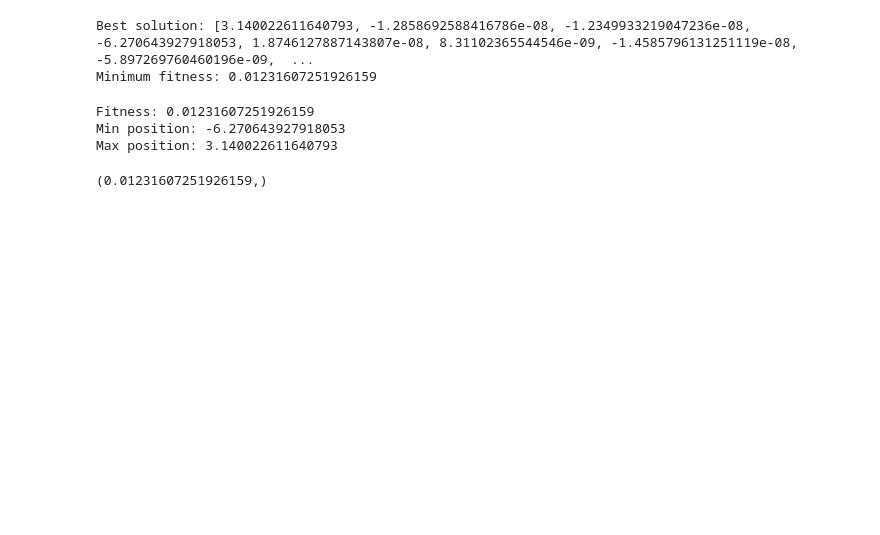
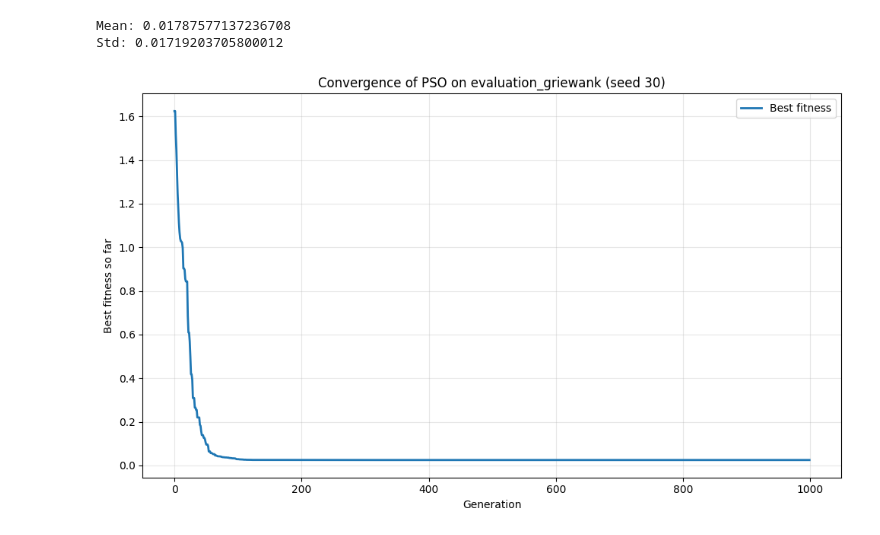
Before and after one commit to Himanshu70565/evolutionary-computation-lab, a Jupyter notebook: Q2_DE_PSO/src/pso_implementation.ipynb, the cells around one changed output. Saved outputs shown, nothing was run; the diff lists cells and outputs as text; code cells hidden in the pictures; blank space fills up the shorter version.

Commit message:
feat: added impl for mean and std deviatiion for 30 different seeds for pso

```diff
--- a/Q2_DE_PSO/src/pso_implementation.ipynb
+++ b/Q2_DE_PSO/src/pso_implementation.ipynb
@@ -164,18 +219,27 @@ for gen in range(NUM_OF_GEN):
-# %%
-print("Best solution:", best)
-print("Minimum fitness:", best.fitness.values[0])
-# %% [output]
-Best solution: [3.140022611640793, -1.2858692588416786e-08, -1.2349933219047236e-08, -6.270643927918053, 1.8746127887143807e-08, 8.31102365544546e-09, -1.4585796131251119e-08, -5.897269760460196e-09,  ...
-Minimum fitness: 0.01231607251926159
-# %%
-print("Fitness:", best.fitness.values[0])
-print("Min position:", min(best))
-print("Max position:", max(best))
-# %% [output]
-Fitness: 0.01231607251926159
-Min position: -6.270643927918053
-Max position: 3.140022611640793
-# %%
-toolbox.evaluate(best)
-# %% [output]
-(0.01231607251926159,)
+# %%
+# Summarize final fitness across seeds.
+fitness_values = [result["fitness"] for result in results]
+
+mean_fitness = np.mean(fitness_values)
+std_fitness = np.std(fitness_values, ddof=1)
+
+print("Mean:", mean_fitness)
+print("Std:", std_fitness)
+# %% [output]
+Mean: 0.01787577137236708
+Std: 0.01719203705800012
+# %%
+# Plot the latest seed's convergence.
+generations = np.arange(len(convergence_data))
+
+plt.figure(figsize=(10, 6))
+plt.plot(generations, convergence_data, label="Best fitness", linewidth=2)
+plt.xlabel("Generation")
+plt.ylabel("Best fitness so far")
+plt.title(f"Convergence of PSO on {EVALUATION_FUNC_NAME} (seed {seed_list[-1]})")
+plt.grid(True, alpha=0.3)
+plt.legend()
+plt.tight_layout()
+plt.show()
+# %% [output]
+[figure, added]
```
Also changed, not shown: parts of 8 cells of this notebook.
